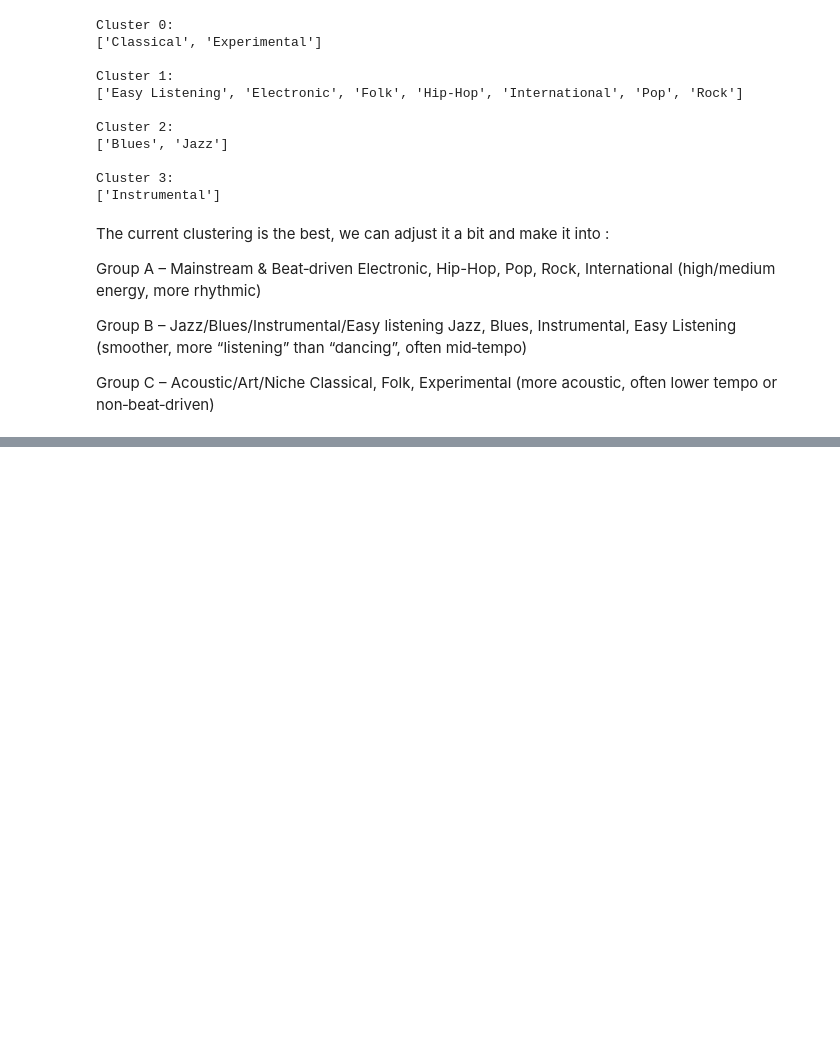
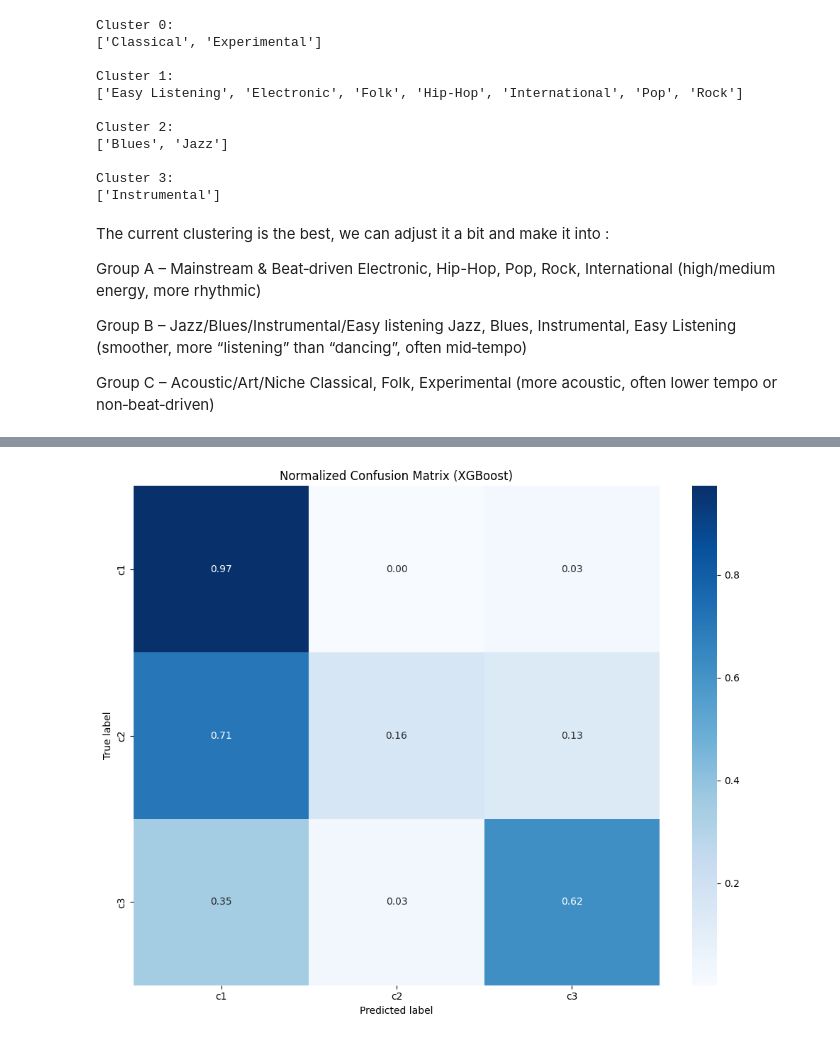
Before and after one commit to khola22/Supervised_Challenge, a Jupyter notebook: task_2.ipynb, the cells around one changed output, grey strips where cells are left out. Drawn from its saved outputs; the diff is of its cells as text; code cells hidden in the pictures; blank space fills up the shorter version.

Commit message:
added the prediction using the echonest dataset (XGBoost, Random Forest and Log Reg) + applied the 3rd approach on the Spectral DataSet

```diff
--- a/task_2.ipynb
+++ b/task_2.ipynb
@@ -706,0 +743,17 @@ c3 = ['Classical', 'Folk', 'Experimental']
+# %%
+from xgboost import XGBClassifier
+
+xgb = XGBClassifier(
+    n_estimators=200,       # number of trees
+    learning_rate=0.1,
+    max_depth=6,
+    subsample=0.8,
+    colsample_bytree=0.8,
+    objective='multi:softprob',   # multi-class
+    num_class=len(le.classes_),   # number of genres
+    eval_metric='mlogloss',
+    random_state=42,
+    n_jobs=-1
+)
+
+xgb.fit(X_train, y_train)
@@ -706,0 +772,10 @@ c3 = ['Classical', 'Folk', 'Experimental']
+# %%
+y_pred = xgb.predict(X_test)
+
+acc = accuracy_score(y_test, y_pred)
+print("Accuracy:", acc)
+
+print(classification_report(
+    y_test, y_pred,
+    target_names=le.classes_
+))
@@ -706,0 +793,14 @@ c3 = ['Classical', 'Folk', 'Experimental']
+# %%
+# Visualize performance with a normalized confusion matrix
+cm = confusion_matrix(y_test, y_pred)
+cm_norm = cm / cm.sum(axis=1, keepdims=True)
+plt.figure(figsize=(10, 8))
+sns.heatmap(cm_norm, annot=True, fmt='.2f', cmap='Blues',
+            xticklabels=le.classes_, yticklabels=le.classes_)
+plt.xlabel('Predicted label')
+plt.ylabel('True label')
+plt.title('Normalized Confusion Matrix (XGBoost)')
+plt.tight_layout()
+plt.show()
+# %% [output]
+[figure, added]
```
Also changed, not shown: parts of 25 cells of this notebook.
